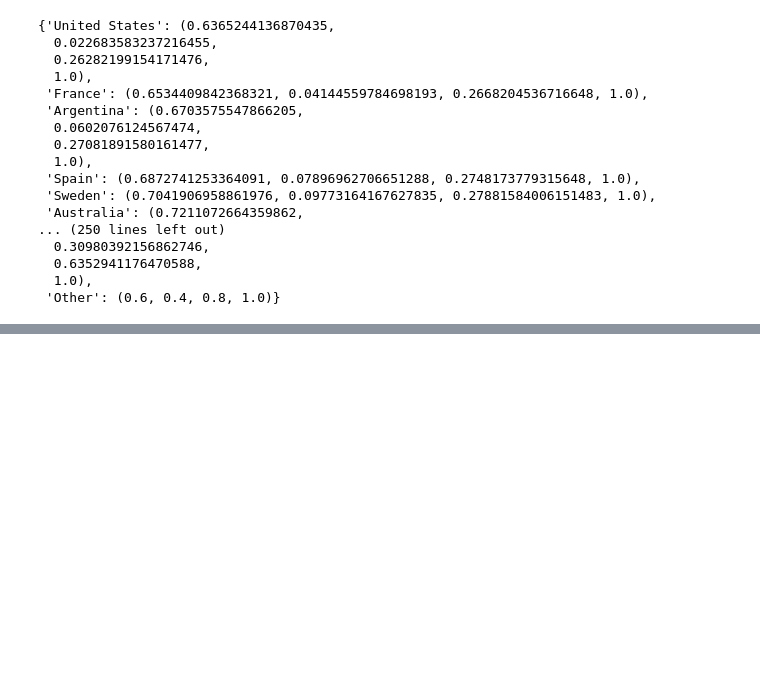
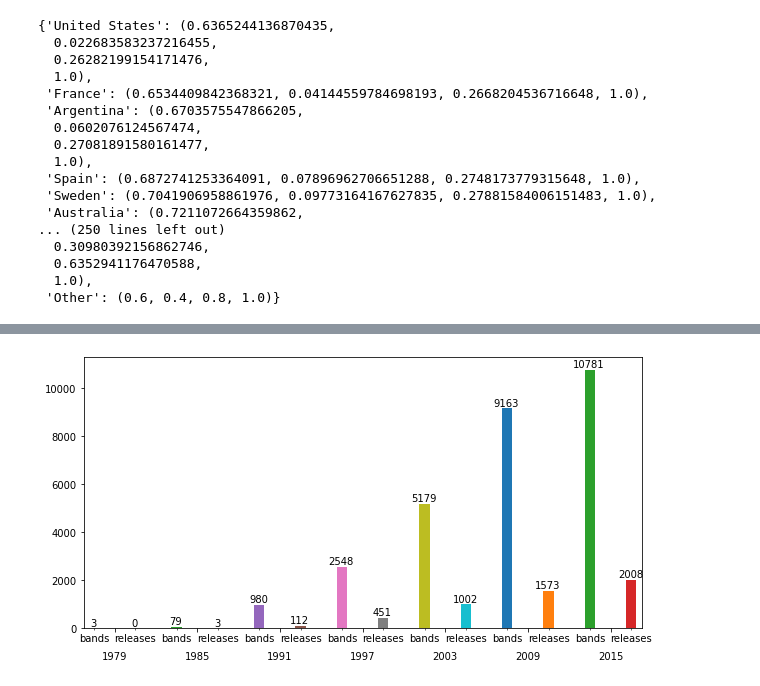
Before and after one commit to alximikl2/Dataset-Analyze, a Jupyter notebook: main.ipynb, the cells around one changed output, grey strips where cells are left out. Drawn from its saved outputs; the diff is of its cells as text; code cells hidden in the pictures; blank space fills up the shorter version.

```diff
--- a/main.ipynb
+++ b/main.ipynb
@@ -330,0 +320,23 @@ Other 1082
+# %%
+def numbs(n):
+    return len(str(n))
+
+fig = plt.figure(figsize=(10, 5))
+all_ = fig.add_subplot(111)
+years = [1979, 1985, 1991, 1997, 2003, 2009, 2015]
+len_ = len(years)
+all_.set_xlim(0, -2 + len_*8)
+all_.set_xticks([1+i*4 for i in range(len_*2)], labels=['bands', 'releases']*len_, minor=True)
+all_.set_xticks([3+i*8 for i in range(len_)], labels=[str(i) for i in years], y=-0.06)
+
+
+for year, i in zip(years, range(len_)):
+    country_b = df['country'][df['name'][contains(df['active'], year)].drop_duplicates().index].value_counts().sum()
+    all_.bar(1+(i*8), country_b, width=1.0)
+    plt.text(((3 - numbs(country_b))*0.3) + (i*8), country_b + 100, f'{country_b}')
+
+    country_r = df[df['year'] == year]['country'].value_counts().sum()
+    all_.bar(5+(i*8), country_r, width=1.0)
+    plt.text(((3 - numbs(country_r))*0.3) + (i*8) + 4, country_r + 100, f'{country_r}')
+# %% [output]
+[figure, added]
```
Also changed, not shown: parts of 7 cells of this notebook.
